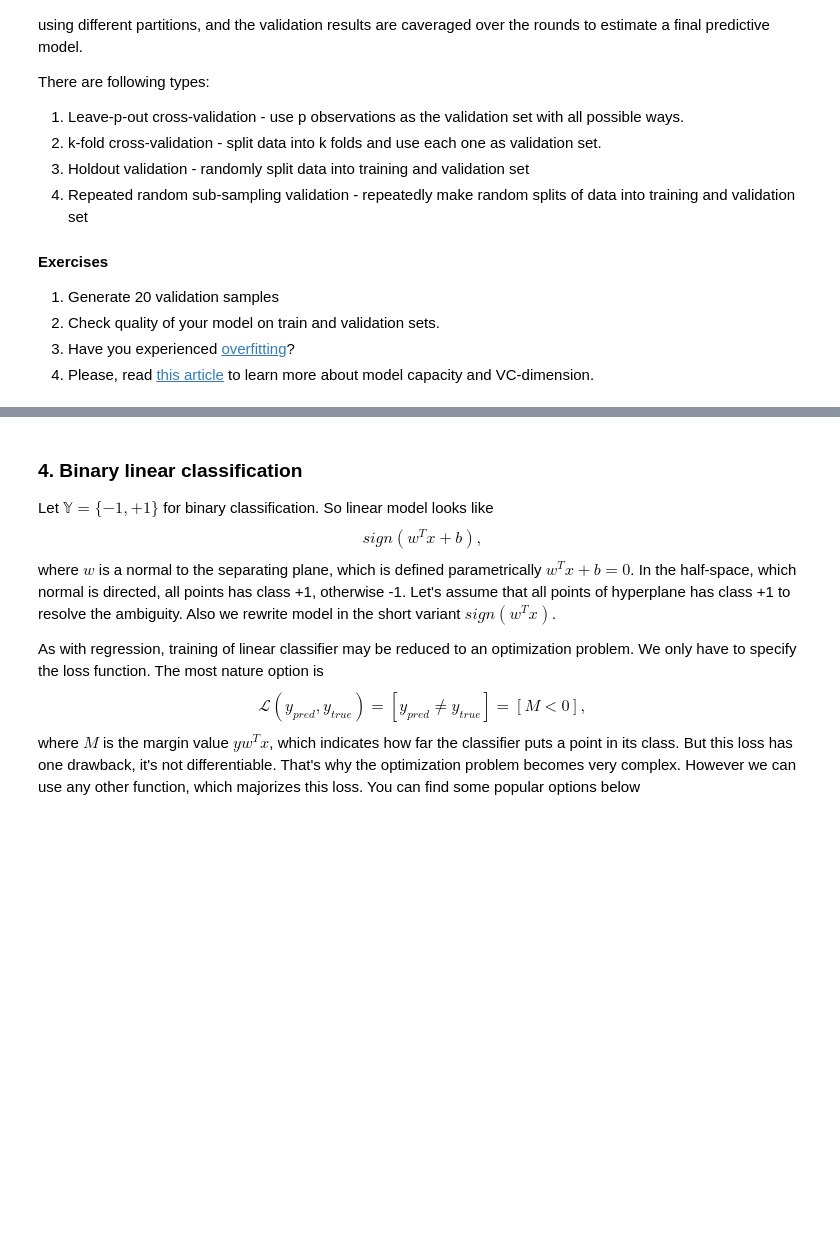
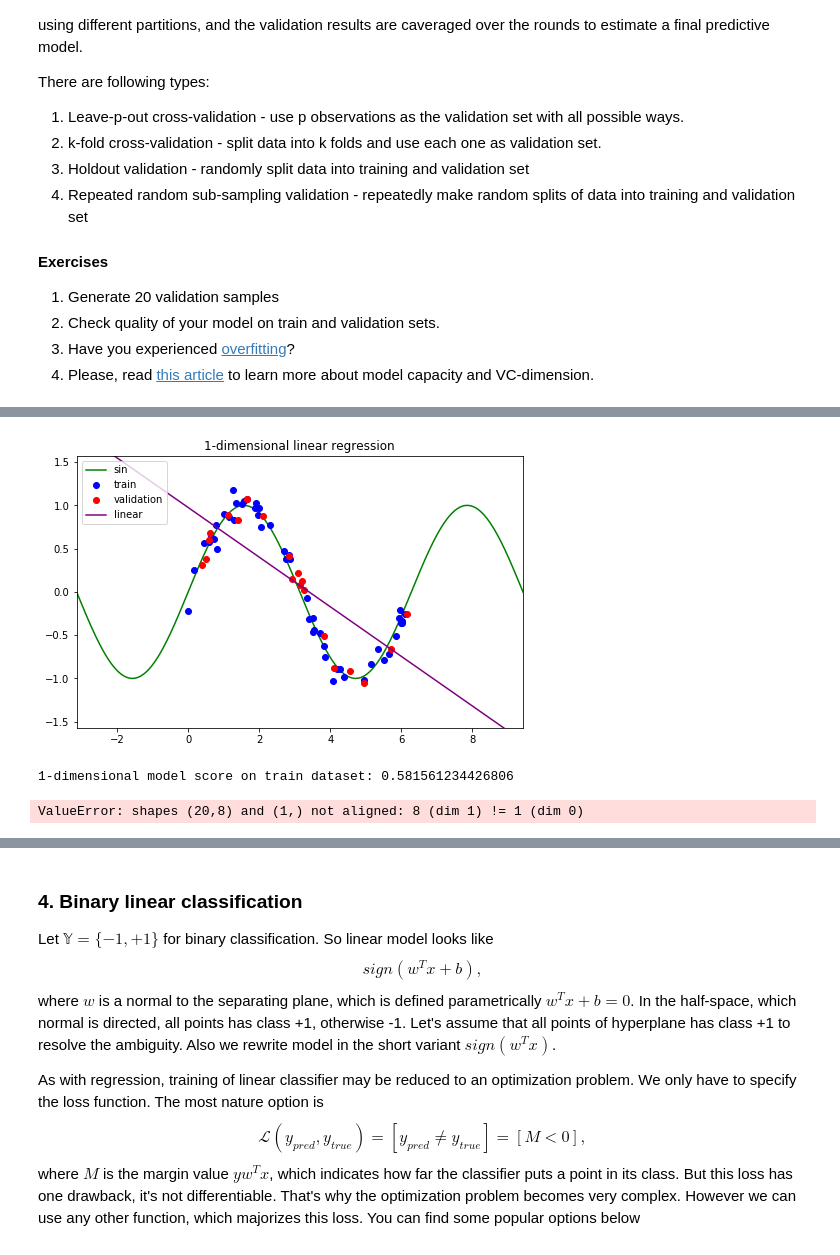
Before and after one commit to sergevkim/DarinKim, a Jupyter notebook: draft-1.ipynb, the cells around one changed output, grey strips where cells are left out. Saved outputs shown, nothing was run; the diff lists cells and outputs as text; code cells hidden in the pictures; blank space fills up the shorter version.

```diff
--- a/draft-1.ipynb
+++ b/draft-1.ipynb
@@ -81,3 +139,11 @@ There are following types:
 2. Check quality of your model on train and validation sets.
 3. Have you experienced [overfitting](https://en.wikipedia.org/wiki/Overfitting)?
 4. Please, read [this article](https://en.wikipedia.org/wiki/VC_dimension) to learn more about model capacity and VC-dimension.
+# %%
+# let's set validation dataset parameters too
+szVal = 20
+epsVal = np.random.normal(0, 0.1, szVal)
+xVal = np.random.uniform(0, 2 * np.pi, szVal)
+xVal.sort()
+yVal = np.sin(xVal) + epsVal
+xVal = xVal.reshape(-1, 1)
@@ -83,0 +201,6 @@ There are following types:
+# %%
+artistVal(1)
+# %% [output]
+[figure, added]
+1-dimensional model score on train dataset: 0.581561234426806
+ValueError: shapes (20,8) and (1,) not aligned: 8 (dim 1) != 1 (dim 0)
```
Also changed, not shown: parts of 16 cells of this notebook.
